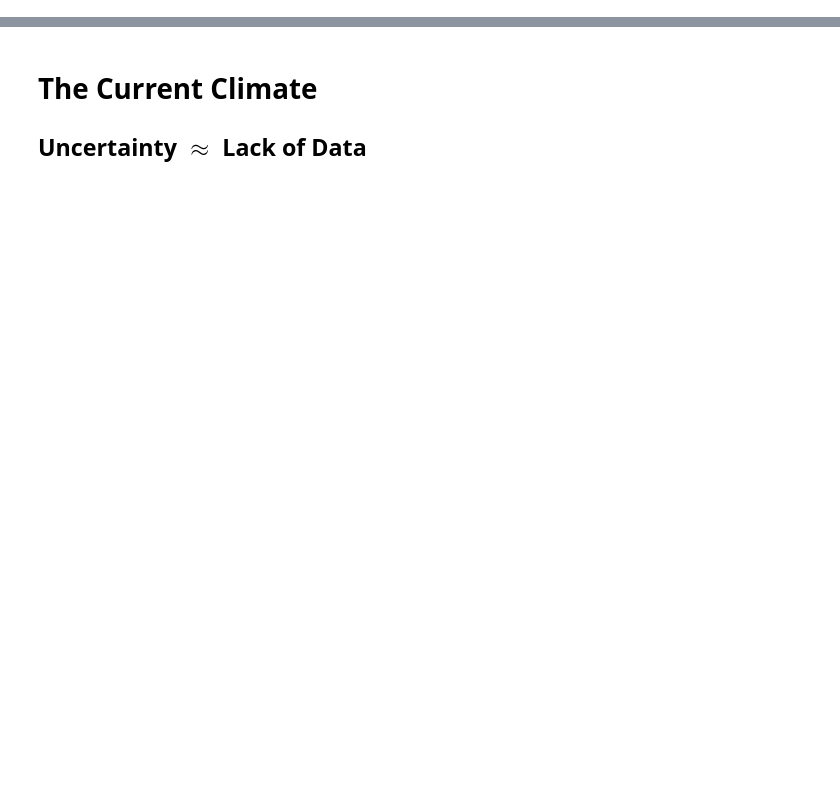
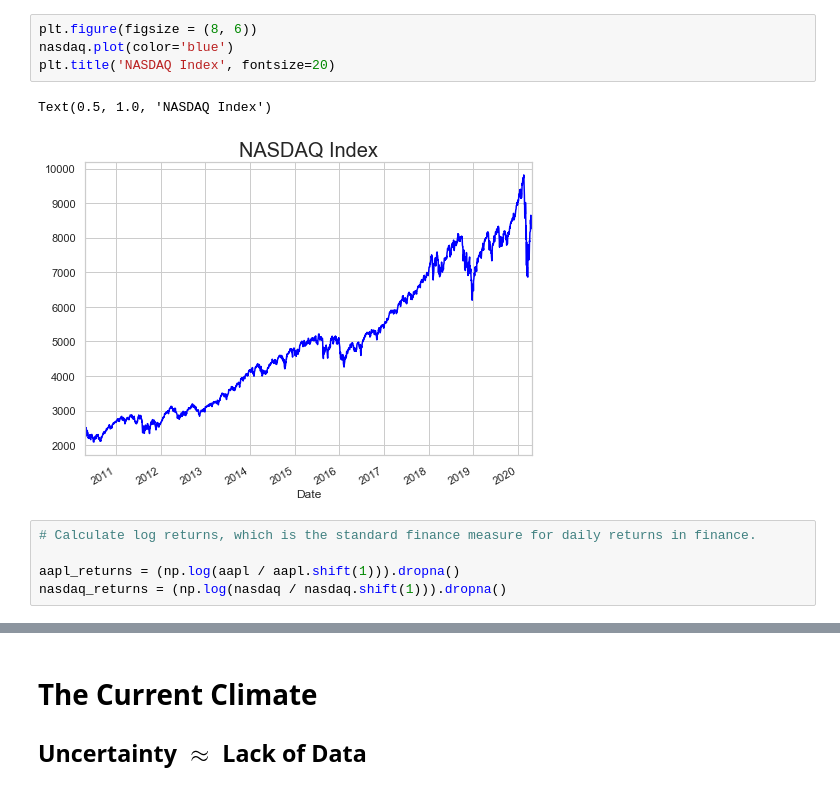
Before and after one commit to thsavage/Macro, a Jupyter notebook: Virtual Day at Schack.ipynb, the cells around one changed output, grey strips where cells are left out. Saved outputs shown, nothing was run; the diff lists cells and outputs as text; blank space fills up the shorter version.

```diff
--- a/Virtual Day at Schack.ipynb
+++ b/Virtual Day at Schack.ipynb
@@ -56,0 +68,12 @@ plt.axvline(dt.datetime(2008, 9, 15), color="red")
+# %%
+plt.figure(figsize = (8, 6))
+nasdaq.plot(color='blue')
+plt.title('NASDAQ Index', fontsize=20)
+# %% [output]
+Text(0.5, 1.0, 'NASDAQ Index')
+[figure, added]
+# %%
+# Calculate log returns, which is the standard finance measure for daily returns in finance.
+
+aapl_returns = (np.log(aapl / aapl.shift(1))).dropna()
+nasdaq_returns = (np.log(nasdaq / nasdaq.shift(1))).dropna()
```
Also changed, not shown: parts of 29 cells of this notebook, 1 other file.
